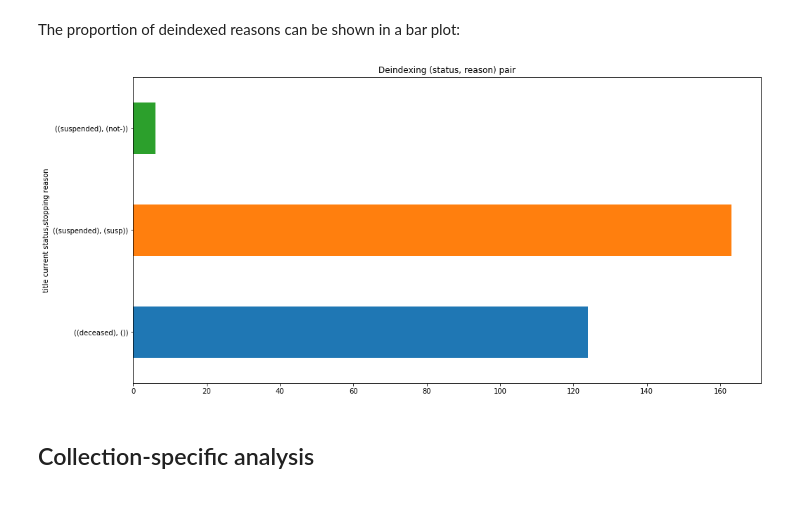
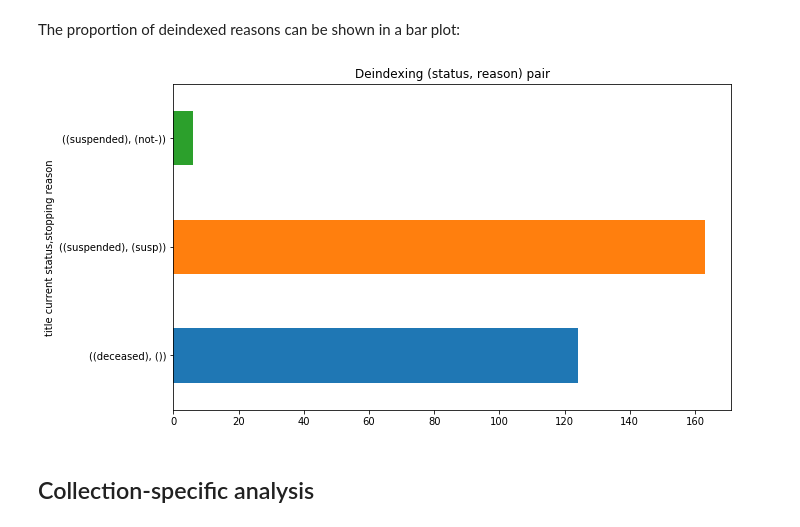
Before and after one commit to scieloorg/scielo20gt6, a Jupyter notebook: active_journals.ipynb, the cells around one changed output. Saved outputs shown, nothing was run; the diff lists cells and outputs as text; code cells hidden in the pictures.

```diff
--- a/active_journals.ipynb
+++ b/active_journals.ipynb
@@ -462,10 +462,10 @@ The proportion of deindexed reasons can be shown in a bar plot:
 # %%
 reasons.loc[False].plot.barh(
     title="Deindexing (status, reason) pair",
-    figsize=(16, 8)
+    figsize=(10, 6)
 );
 # %% [output]
-[figure, old version]
+[figure, new version]
 # %% [markdown]
 ## Collection-specific analysis
 # %% [markdown]
```
Also changed, not shown: parts of 14 cells of this notebook, 8 other files.
